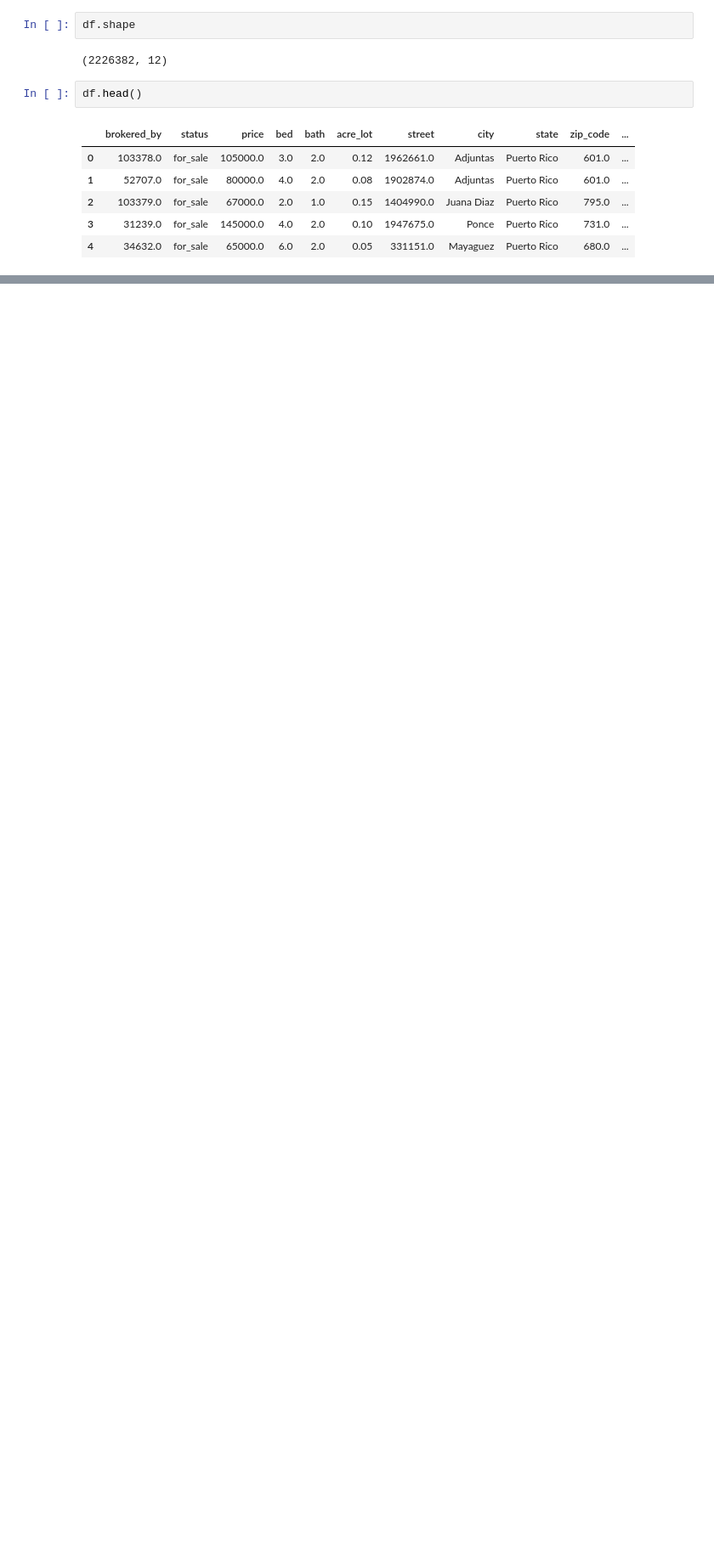
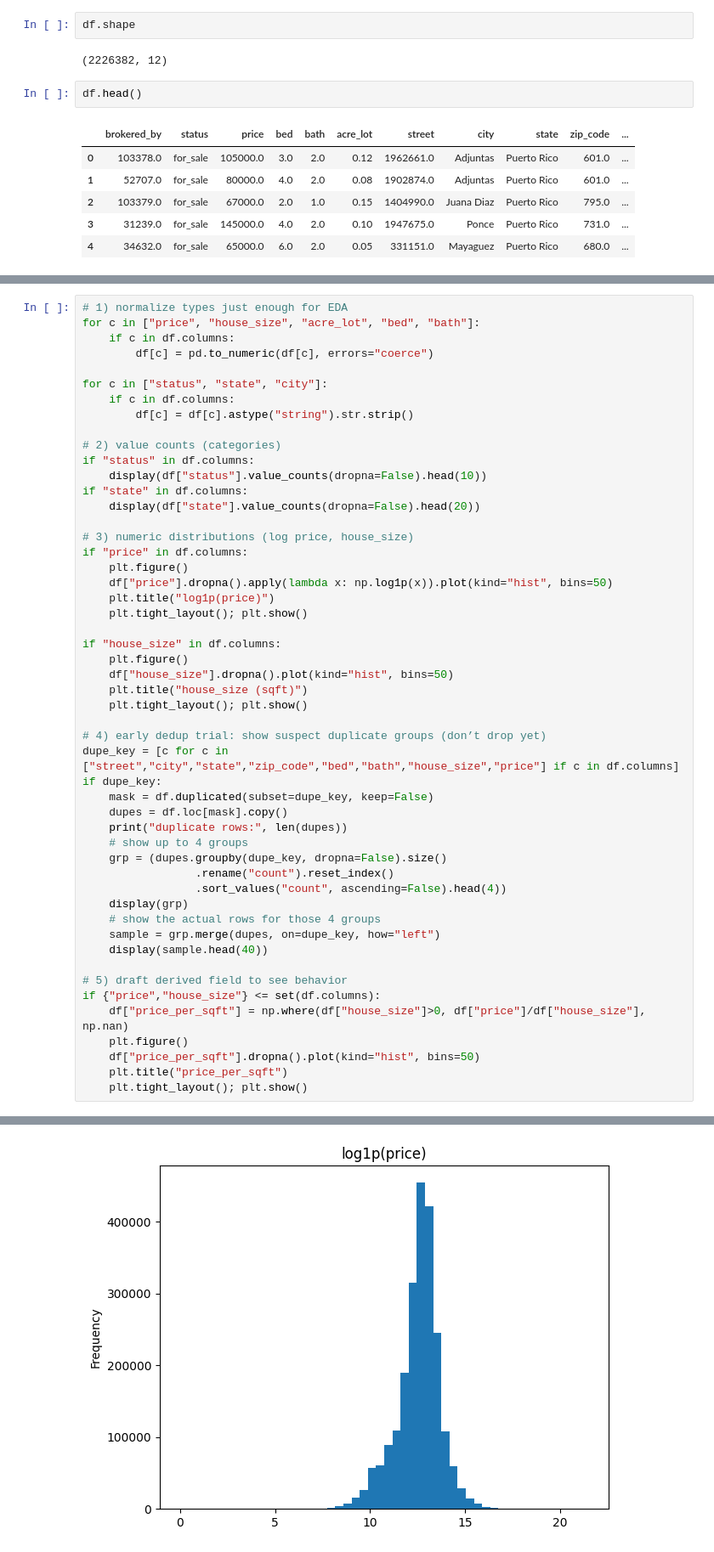
Before and after one commit to madesina2025/data-engineering-projects-portfolio, a Jupyter notebook: MetroPeak_Project/rentcast_eda_csv.ipynb, the cells around one changed output, grey strips where cells are left out. Shown: that part at 85% size. Cells and saved outputs as stored; diff of their text form; blank space fills up the shorter version.

```diff
--- a/MetroPeak_Project/rentcast_eda_csv.ipynb
+++ b/MetroPeak_Project/rentcast_eda_csv.ipynb
@@ -83,0 +98,52 @@ with engine.connect() as con:
+# %%
+# 1) normalize types just enough for EDA
+for c in ["price", "house_size", "acre_lot", "bed", "bath"]:
+    if c in df.columns:
+        df[c] = pd.to_numeric(df[c], errors="coerce")
+
+for c in ["status", "state", "city"]:
+    if c in df.columns:
+        df[c] = df[c].astype("string").str.strip()
+
+# 2) value counts (categories)
+if "status" in df.columns:
+    display(df["status"].value_counts(dropna=False).head(10))
+if "state" in df.columns:
+    display(df["state"].value_counts(dropna=False).head(20))
+
+# 3) numeric distributions (log price, house_size)
+if "price" in df.columns:
+    plt.figure()
+    df["price"].dropna().apply(lambda x: np.log1p(x)).plot(kind="hist", bins=50)
+    plt.title("log1p(price)")
+    plt.tight_layout(); plt.show()
+
+if "house_size" in df.columns:
+    plt.figure()
+    df["house_size"].dropna().plot(kind="hist", bins=50)
+    plt.title("house_size (sqft)")
+    plt.tight_layout(); plt.show()
+
+# 4) early dedup trial: show suspect duplicate groups (don’t drop yet)
+dupe_key = [c for c in ["street","city","state","zip_code","bed","bath","house_size","price"] if c in df.columns]
+if dupe_key:
+    mask = df.duplicated(subset=dupe_key, keep=False)
+    dupes = df.loc[mask].copy()
+    print("duplicate rows:", len(dupes))
+    # show up to 4 groups
+    grp = (dupes.groupby(dupe_key, dropna=False).size()
+                 .rename("count").reset_index()
+                 .sort_values("count", ascending=False).head(4))
+    display(grp)
+    # show the actual rows for those 4 groups
+    sample = grp.merge(dupes, on=dupe_key, how="left")
+    display(sample.head(40))
+
+# 5) draft derived field to see behavior
+if {"price","house_size"} <= set(df.columns):
+    df["price_per_sqft"] = np.where(df["house_size"]>0, df["price"]/df["house_size"], np.nan)
+    plt.figure()
+    df["price_per_sqft"].dropna().plot(kind="hist", bins=50)
+    plt.title("price_per_sqft")
+    plt.tight_layout(); plt.show()
+# %% [output]
@@ -83,0 +172 @@ with engine.connect() as con:
+[figure, added]
```
Also changed, not shown: parts of 42 cells of this notebook.
